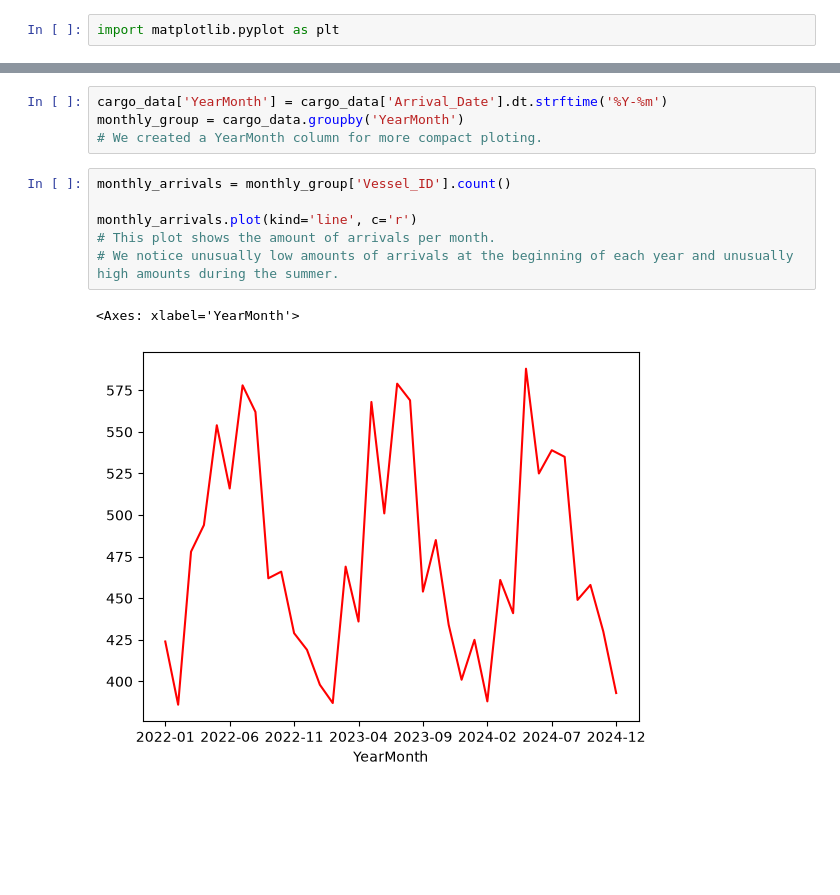
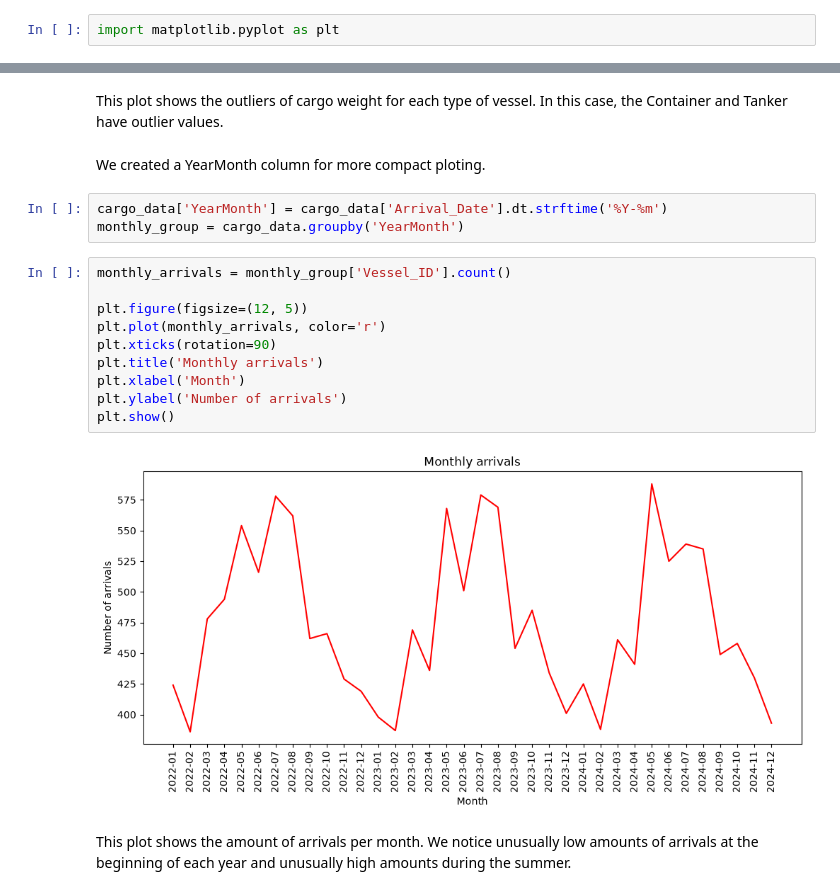
Before and after one commit to nikola300605/Stochastic_Simulation_Group_15, a Jupyter notebook: task_4_1.ipynb, the cells around one changed output, grey strips where cells are left out. Cells and saved outputs as stored; diff of their text form; blank space fills up the shorter version.

```diff
--- a/task_4_1.ipynb
+++ b/task_4_1.ipynb
@@ -110,18 +116,28 @@ cargo_data.plot(kind='box', column='Cargo_tons', by='Vessel_Type')
 Cargo_tons    Axes(0.125,0.11;0.775x0.77)
 dtype: object
 [figure]
+# %% [markdown]
+This plot shows the outliers of cargo weight for each type of vessel.
+In this case, the Container and Tanker have outlier values.
+# %% [markdown]
+We created a YearMonth column for more compact ploting.
 # %%
 cargo_data['YearMonth'] = cargo_data['Arrival_Date'].dt.strftime('%Y-%m')
 monthly_group = cargo_data.groupby('YearMonth')
-# We created a YearMonth column for more compact ploting.
 # %%
 monthly_arrivals = monthly_group['Vessel_ID'].count()
 
-monthly_arrivals.plot(kind='line', c='r')
-# This plot shows the amount of arrivals per month.
-# We notice unusually low amounts of arrivals at the beginning of each year and unusually high amounts during the summer.
+plt.figure(figsize=(12, 5))
+plt.plot(monthly_arrivals, color='r')
+plt.xticks(rotation=90)
+plt.title('Monthly arrivals')
+plt.xlabel('Month')
+plt.ylabel('Number of arrivals')
+plt.show()
 # %% [output]
-<Axes: xlabel='YearMonth'>
-[figure, old version]
+[figure, new version]
+# %% [markdown]
+This plot shows the amount of arrivals per month.
+We notice unusually low amounts of arrivals at the beginning of each year and unusually high amounts during the summer.
 # %%
 monthly_tons_mean = monthly_group['Cargo_tons'].mean()
```
Also changed, not shown: parts of 22 cells of this notebook, 2 other files.
